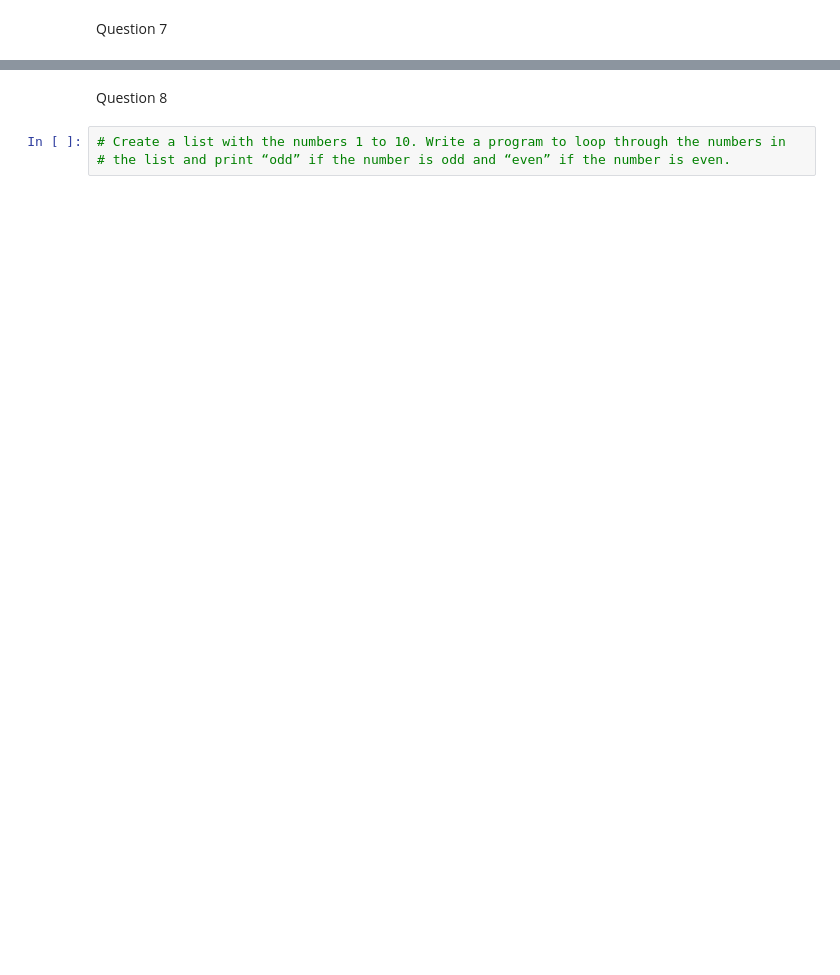
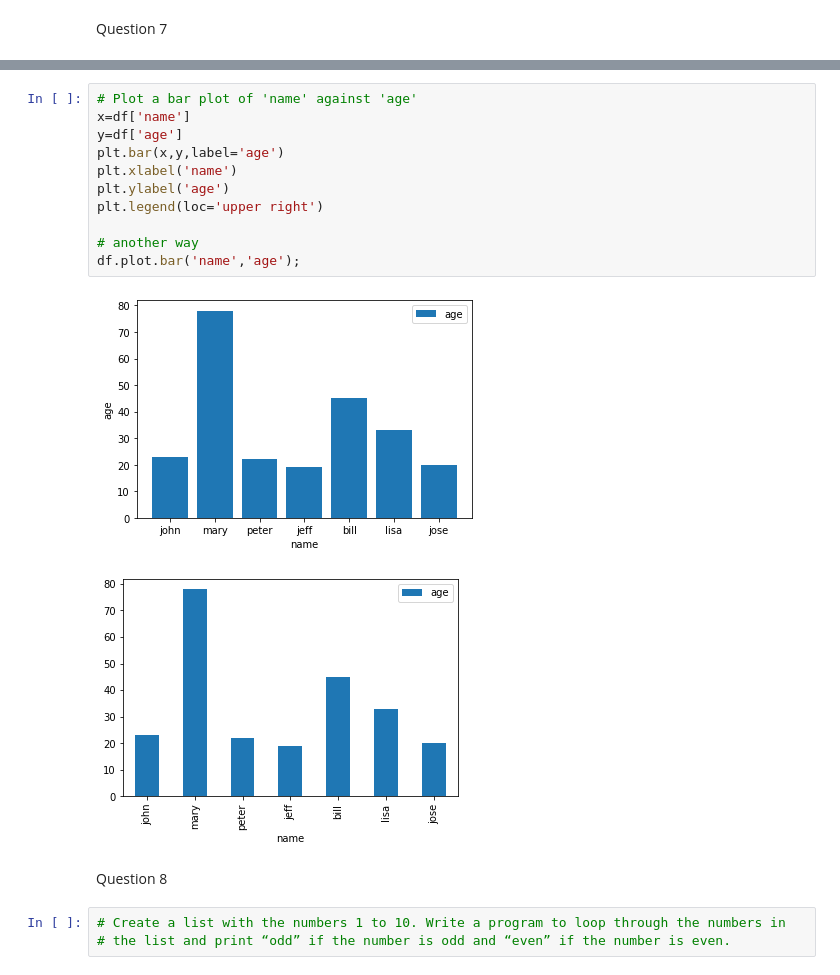
Before and after one commit to zbowen0225/cs5242, a Jupyter notebook: practice1_python_pytorch.ipynb, the cells around one changed output, grey strips where cells are left out. Drawn from its saved outputs; the diff is of its cells as text; blank space fills up the shorter version.

```diff
--- a/practice1_python_pytorch.ipynb
+++ b/practice1_python_pytorch.ipynb
@@ -146,3 +160,17 @@ Question 7
+# %%
+# Plot a bar plot of 'name' against 'age'
+x=df['name']
+y=df['age']
+plt.bar(x,y,label='age')
+plt.xlabel('name')
+plt.ylabel('age')
+plt.legend(loc='upper right')
+
+# another way
+df.plot.bar('name','age');
+# %% [output]
+[figure, added]
+[figure, added]
 # %% [markdown]
 Question 8
 # %%
```
Also changed, not shown: parts of 86 cells of this notebook.
